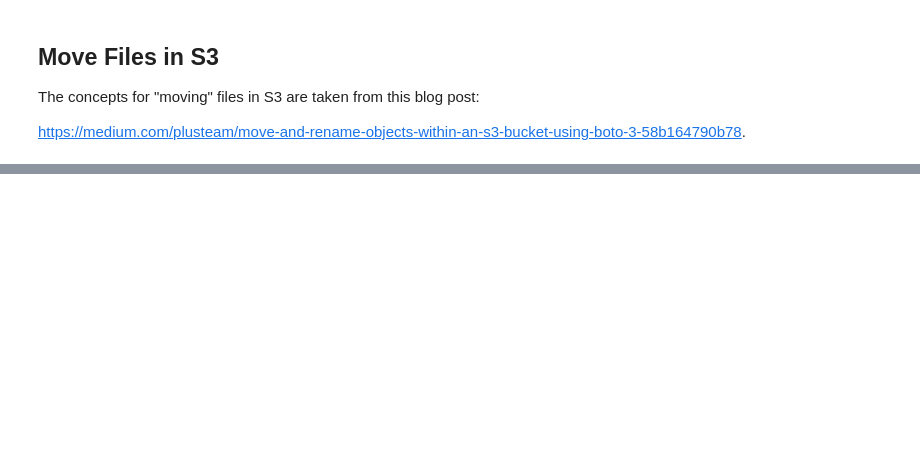
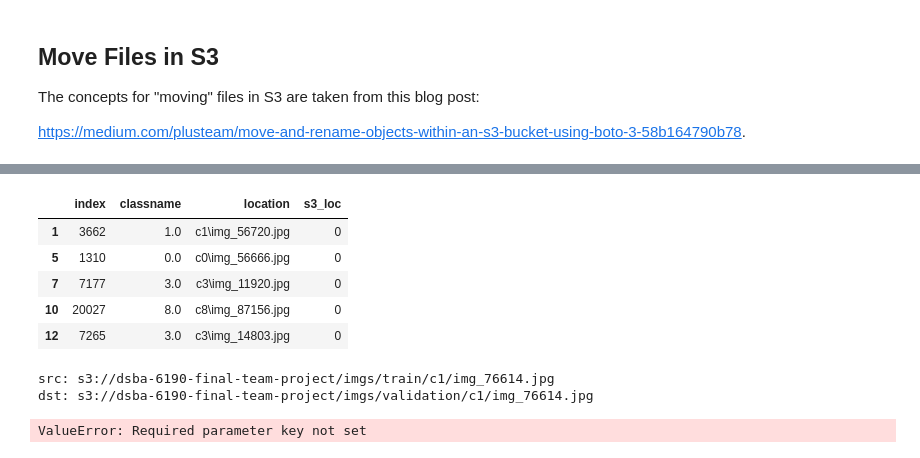
Before and after one commit to DSBA-6190-Final-Project-Team/image_classification_preprocessing, a Jupyter notebook: State_Farm_Distracted_Driver_Process_Flow.ipynb, the cells around one changed output, grey strips where cells are left out. Saved outputs shown, nothing was run; the diff lists cells and outputs as text; code cells hidden in the pictures; blank space fills up the shorter version.

```diff
--- a/State_Farm_Distracted_Driver_Process_Flow.ipynb
+++ b/State_Farm_Distracted_Driver_Process_Flow.ipynb
@@ -393,0 +445,26 @@ s3_resource = boto3.resource('s3')
+# %%
+df_val_lst.head()
+# %% [output]
+|  | index | classname | location | s3_loc |
+| 1 | 3662 | 1.0 | c1\img_56720.jpg | 0 |
+| 5 | 1310 | 0.0 | c0\img_56666.jpg | 0 |
+| 7 | 7177 | 3.0 | c3\img_11920.jpg | 0 |
+| 10 | 20027 | 8.0 | c8\img_87156.jpg | 0 |
+| 12 | 7265 | 3.0 | c3\img_14803.jpg | 0 |
+# %%
+#Set Row and Column Index
+row_index = 5590
+col_index = df_val_lst.columns.get_loc("location")
+
+# Create relative path to image
+img_loc = df_val_lst.iloc[row_index, col_index].replace("\\","/")
+
+# Create source and destination paths in S3 to image
+src_test = os.path.join(s3train, img_loc)
+dst_test = os.path.join(s3validation, img_loc)
+print('src: {}'.format(src_test))
+print('dst: {}'.format(dst_test))
+# %% [output]
+src: s3://dsba-6190-final-team-project/imgs/train/c1/img_76614.jpg
+dst: s3://dsba-6190-final-team-project/imgs/validation/c1/img_76614.jpg
+ValueError: Required parameter key not set
```
Also changed, not shown: parts of 14 cells of this notebook, 2 other files.
